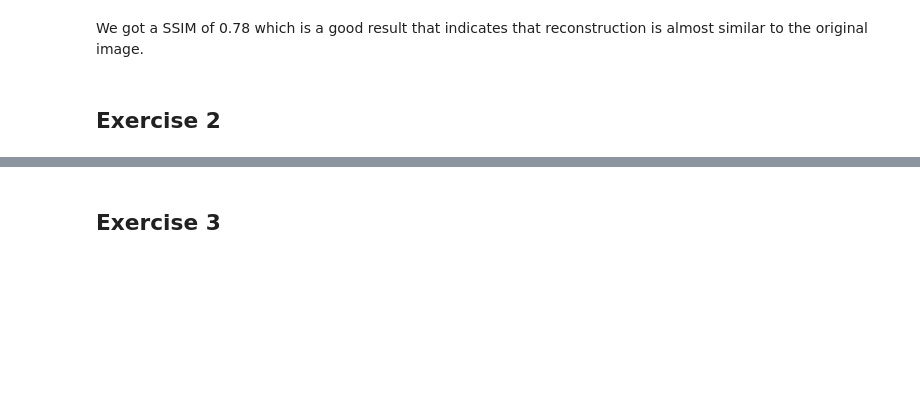
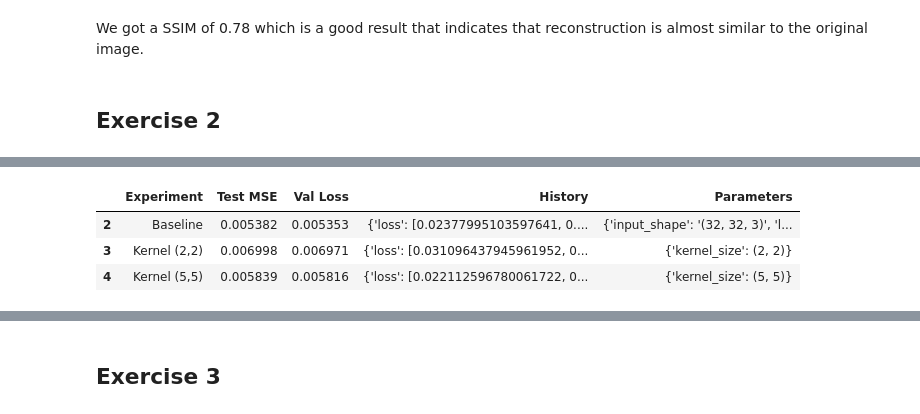
Before and after one commit to yadderace/ai-labs, a Jupyter notebook: advanced_ml/assignments/assignment2/autoencoders.ipynb, the cells around one changed output, grey strips where cells are left out. Cells and saved outputs as stored; diff of their text form; code cells hidden in the pictures; blank space fills up the shorter version.

```diff
--- a/advanced_ml/assignments/assignment2/autoencoders.ipynb
+++ b/advanced_ml/assignments/assignment2/autoencoders.ipynb
@@ -676,3 +613,9 @@ SSIM (Higher is better): 0.7779 (max 1.0)
 # %%
-autoencoder_incresed_fs = build_autoencoder_increased_filter_size(filter_size=7)
+# Store setups
+variations = [
+    {'name': 'Kernel (2,2)', 'params': {'kernel_size': (2,2)}},
+    {'name': 'Kernel (5,5)', 'params': {'kernel_size': (5,5)}}
+]
+
+run_experiments(variations, epochs, results_list)
 # %% [output]
@@ -737,0 +700,11 @@ compare_autoencoders([autoencoder, autoencoder_incresed_fs],
+# %%
+# Show Table
+df_current = pd.DataFrame(results_list)
+exp_list = ['Baseline', 'Kernel (2,2)', 'Kernel (5,5)']
+df_current = df_current[df_current['Experiment'].isin(exp_list)]
+display(df_current)
+# %% [output]
+|  | Experiment | Test MSE | Val Loss | History | Parameters |
+| 2 | Baseline | 0.005382 | 0.005353 | {'loss': [0.02377995103597641, 0.... | {'input_shape': '(32, 32, 3)', 'l... |
+| 3 | Kernel (2,2) | 0.006998 | 0.006971 | {'loss': [0.031096437945961952, 0... | {'kernel_size': (2, 2)} |
+| 4 | Kernel (5,5) | 0.005839 | 0.005816 | {'loss': [0.022112596780061722, 0... | {'kernel_size': (5, 5)} |
```
Also changed, not shown: parts of 64 cells of this notebook, 1 other file.
